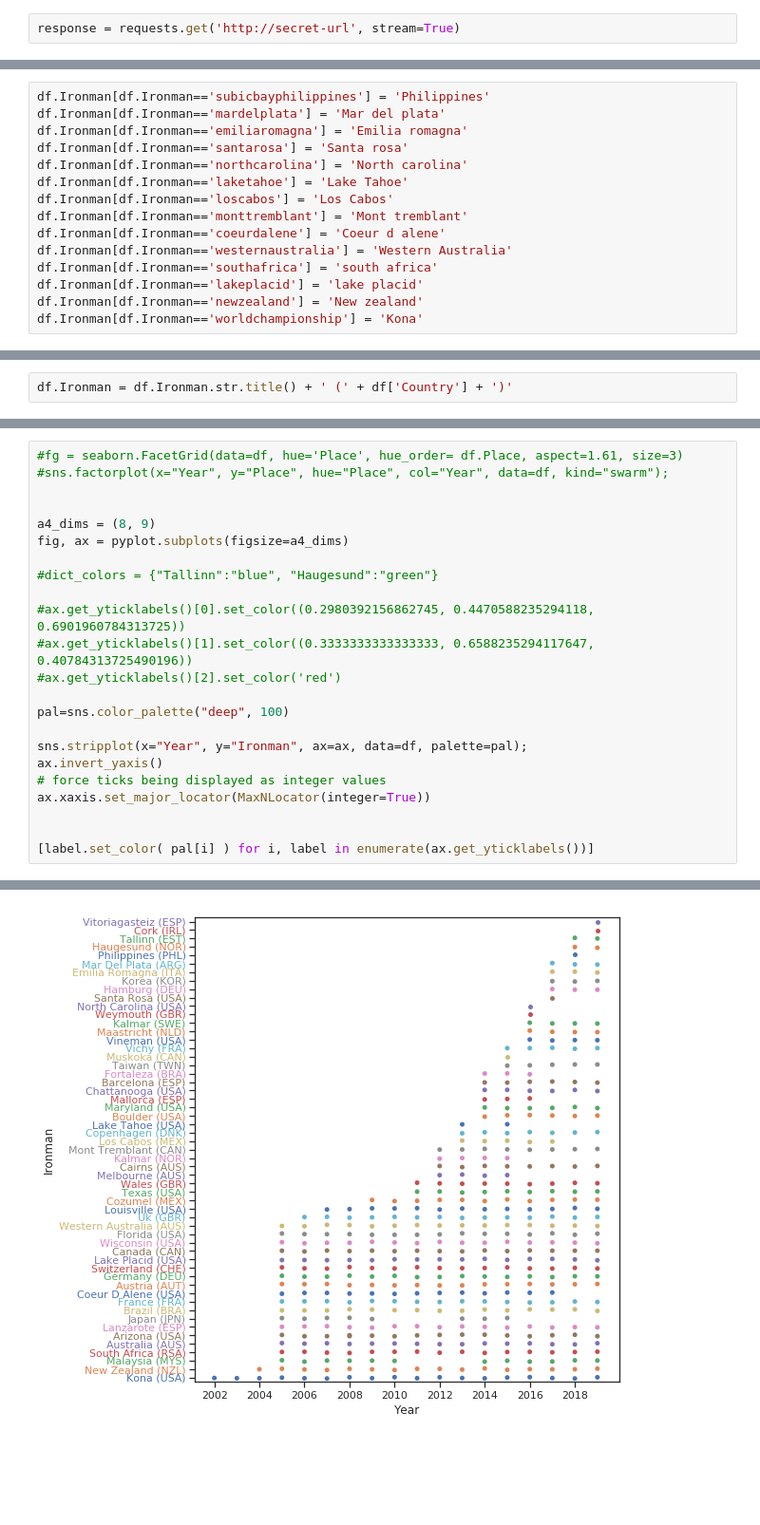
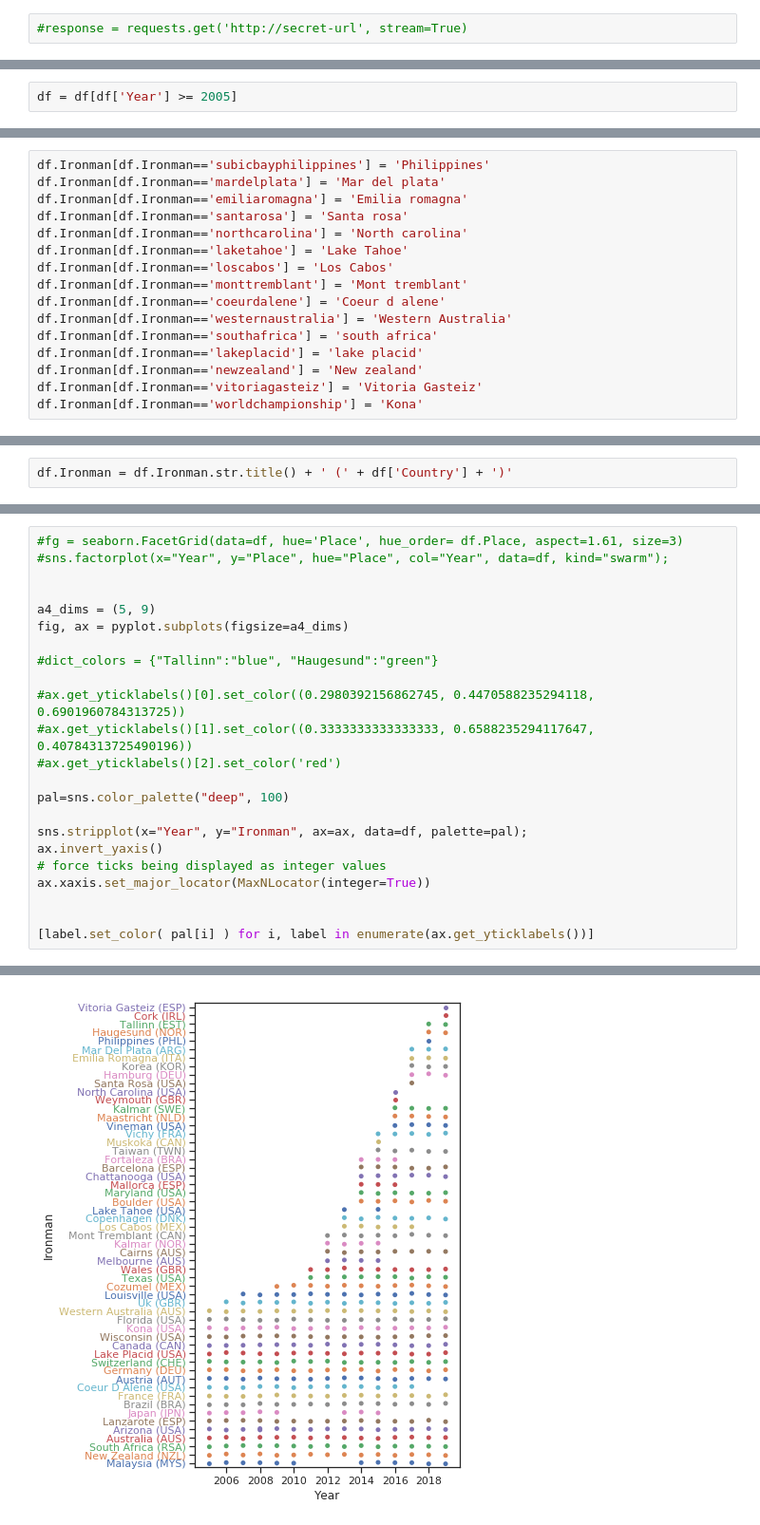
Before and after one commit to marxav/hello-world, a Jupyter notebook: matplotlib_scatterplot_ironmen.ipynb, the cells around one changed output, grey strips where cells are left out. Shown at 95% size. Cells and saved outputs as stored; diff of their text form; blank space fills up the shorter version.

Commit message:
Remove years 2002-2004

```diff
--- a/matplotlib_scatterplot_ironmen.ipynb
+++ b/matplotlib_scatterplot_ironmen.ipynb
@@ -11,7 +9,7 @@ from matplotlib.ticker import MaxNLocator
 
 sns.set(style='ticks')
 # %%
-response = requests.get('http://secret-url', stream=True)
+#response = requests.get('http://secret-url', stream=True)
 # %%
 df  = pd.read_json(response.content.decode('utf-8'))
 # %%
@@ -39,6 +37,8 @@ df.head()
 df['Year'] = df.apply(lambda x: x.date.year, axis=1)
 df['Ironman'] = df['place']
 df['Country'] = df['country']
+# %%
+df = df[df['Year'] >= 2005]
 # %%
 df.sample(1)
 # %% [output]
@@ -60,6 +60,7 @@ df.Ironman[df.Ironman=='westernaustralia'] = 'Western Australia'
 df.Ironman[df.Ironman=='southafrica'] = 'south africa'
 df.Ironman[df.Ironman=='lakeplacid'] = 'lake placid'
 df.Ironman[df.Ironman=='newzealand'] = 'New zealand'
+df.Ironman[df.Ironman=='vitoriagasteiz'] = 'Vitoria Gasteiz'
 df.Ironman[df.Ironman=='worldchampionship'] = 'Kona'
 # %% [output]
 A value is trying to be set on a copy of a slice from a DataFrame
@@ -91,7 +92,7 @@ df.head(1)
 #sns.factorplot(x="Year", y="Place", hue="Place", col="Year", data=df, kind="swarm");
 
 
-a4_dims = (8, 9)
+a4_dims = (5, 9)
 fig, ax = pyplot.subplots(figsize=a4_dims)
 
 #dict_colors = {"Tallinn":"blue", "Haugesund":"green"}
@@ -100,33 +101,33 @@ fig, ax = pyplot.subplots(figsize=a4_dims)
 #ax.get_yticklabels()[1].set_color((0.3333333333333333, 0.6588235294117647, 0.40784313725490196))
 #ax.get_yticklabels()[2].set_color('red')
 
 pal=sns.color_palette("deep", 100)
 
 sns.stripplot(x="Year", y="Ironman", ax=ax, data=df, palette=pal);
 ax.invert_yaxis()
 # force ticks being displayed as integer values
 ax.xaxis.set_major_locator(MaxNLocator(integer=True))
 
 
 [label.set_color( pal[i] ) for i, label in enumerate(ax.get_yticklabels())]
 # %% [output]
 [None,
  None,
  None,
  None,
  None,
  None,
  None,
  None,
  None,
  None,
  None,
  None,
 ... (39 lines left out)
  None,
  None,
  None,
  None]
-[figure, old version]
+[figure, new version]
 # %%
 # count the number of ironman events per year
```
Also changed, not shown: parts of 5 cells of this notebook.
